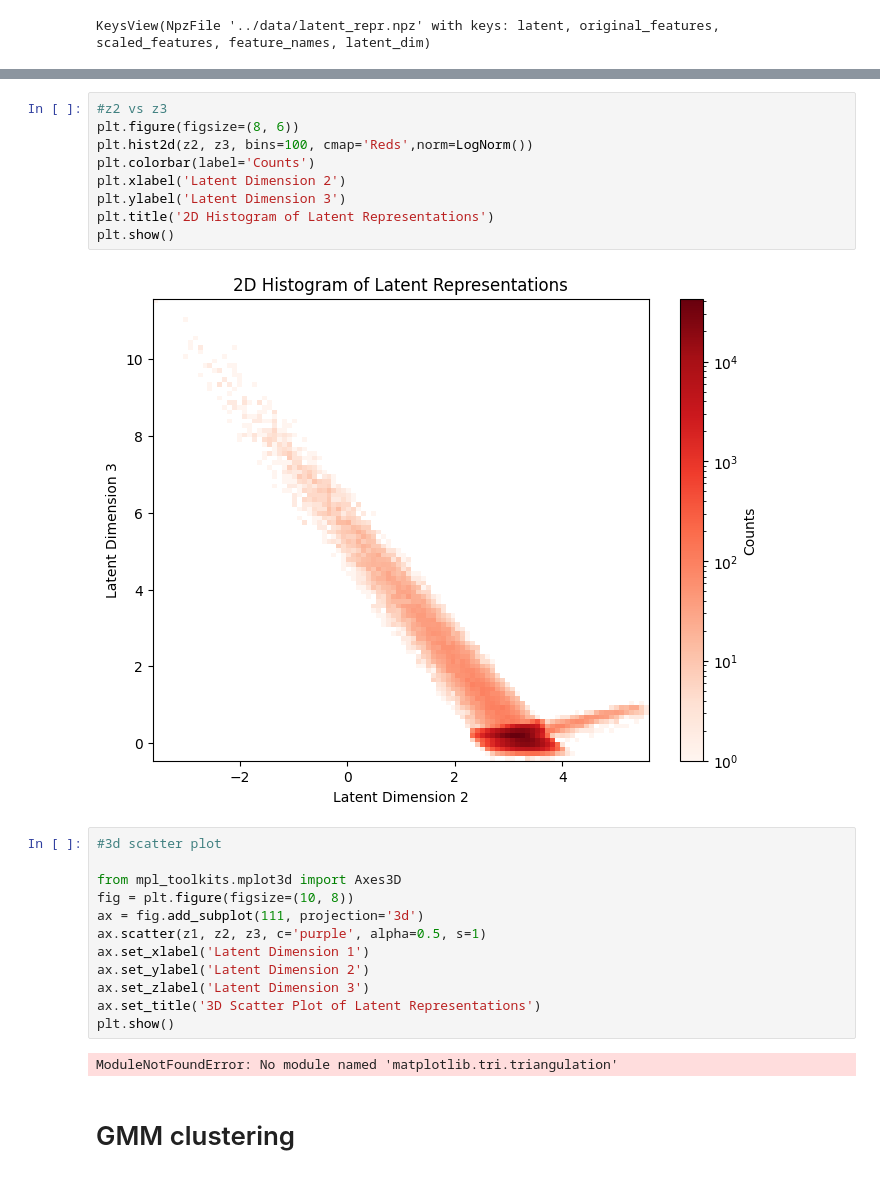
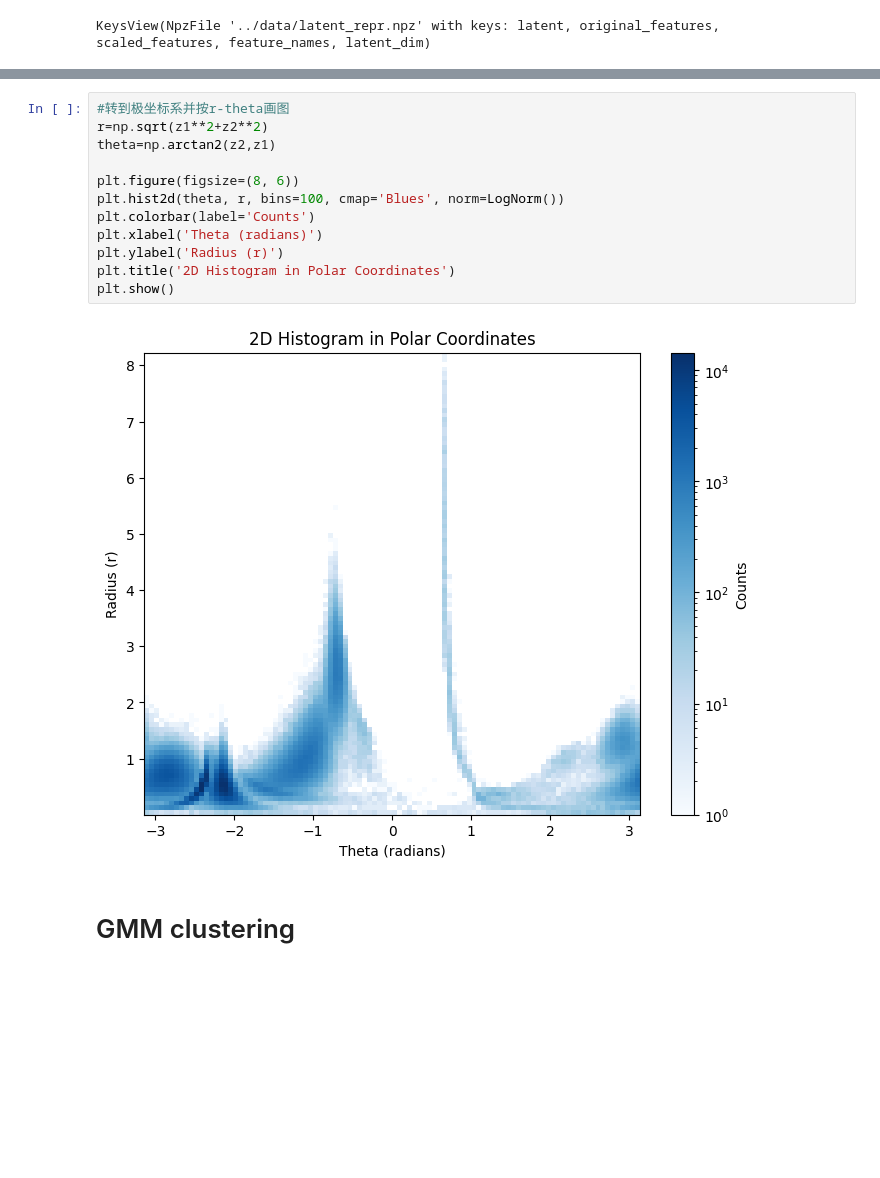
Before and after one commit to misong2002/Reprot_DataMining_2025A_Mingzhuo, a Jupyter notebook: note/read_physics_data.ipynb, the cells around one changed output, grey strips where cells are left out. Drawn from its saved outputs; the diff is of its cells as text; blank space fills up the shorter version.

```diff
--- a/note/read_physics_data.ipynb
+++ b/note/read_physics_data.ipynb
@@ -87,28 +80,17 @@ plt.show()
-# %%
-#z2 vs z3
-plt.figure(figsize=(8, 6))
-plt.hist2d(z2, z3, bins=100, cmap='Reds',norm=LogNorm())
-plt.colorbar(label='Counts')
-plt.xlabel('Latent Dimension 2')
-plt.ylabel('Latent Dimension 3')
-plt.title('2D Histogram of Latent Representations')
-plt.show()
-# %% [output]
-[figure, removed]
-# %%
-#3d scatter plot
-
-from mpl_toolkits.mplot3d import Axes3D
-fig = plt.figure(figsize=(10, 8))
-ax = fig.add_subplot(111, projection='3d')
-ax.scatter(z1, z2, z3, c='purple', alpha=0.5, s=1)
-ax.set_xlabel('Latent Dimension 1')
-ax.set_ylabel('Latent Dimension 2')
-ax.set_zlabel('Latent Dimension 3')
-ax.set_title('3D Scatter Plot of Latent Representations')
-plt.show()
-# %% [output]
-ModuleNotFoundError: No module named 'matplotlib.tri.triangulation'
+# %%
+#转到极坐标系并按r-theta画图
+r=np.sqrt(z1**2+z2**2)
+theta=np.arctan2(z2,z1)
+
+plt.figure(figsize=(8, 6))
+plt.hist2d(theta, r, bins=100, cmap='Blues', norm=LogNorm())
+plt.colorbar(label='Counts')
+plt.xlabel('Theta (radians)')
+plt.ylabel('Radius (r)')
+plt.title('2D Histogram in Polar Coordinates')
+plt.show()
+# %% [output]
+[figure, added]
 # %% [markdown]
 # GMM clustering
 # %%
```
Also changed, not shown: parts of 36 cells of this notebook, 4 other files.
